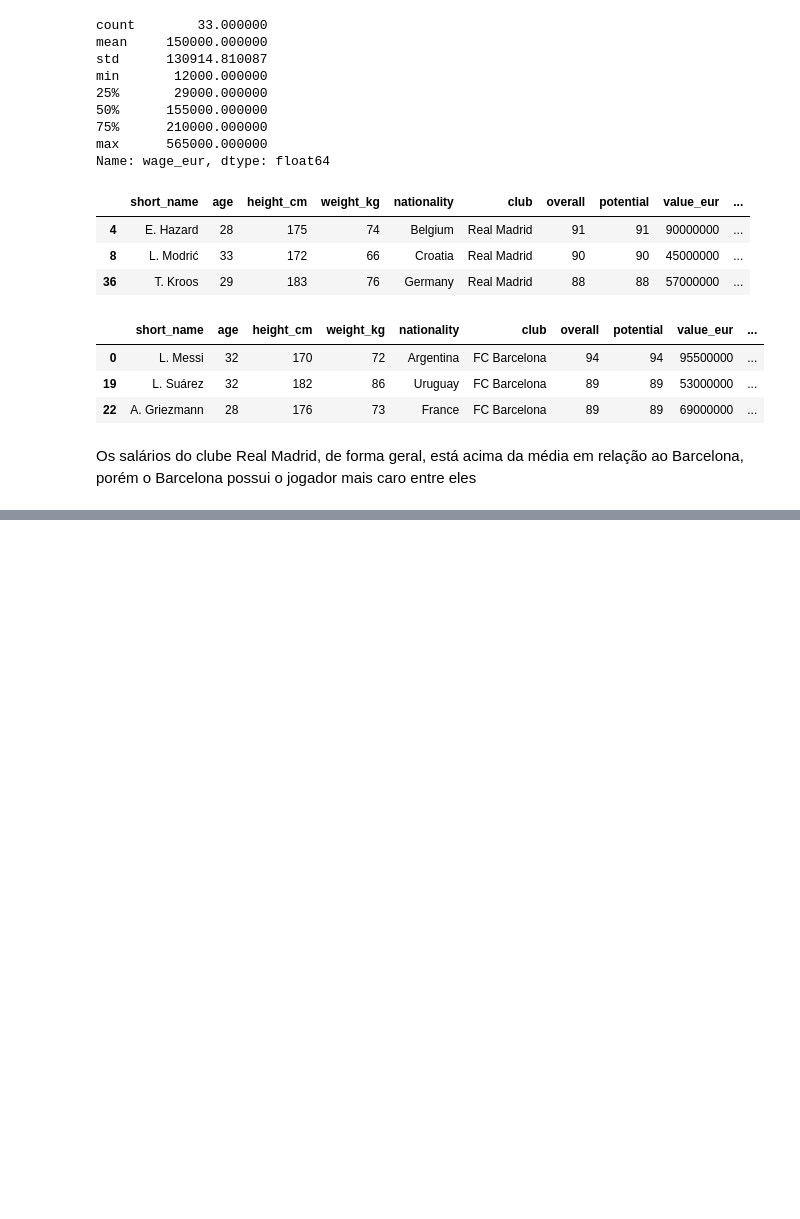
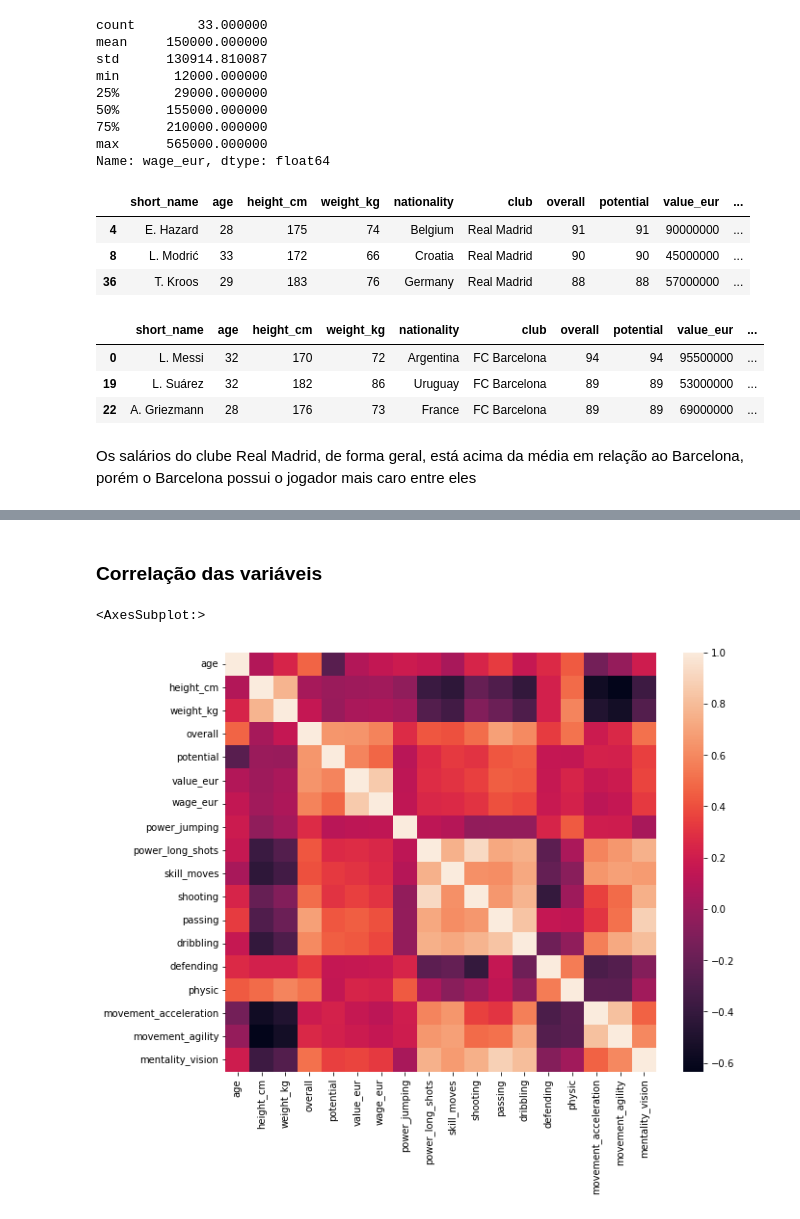
Before and after one commit to heitor-savoia/data-analyst-fifa-20, a Jupyter notebook: Data Analyst - FIFA 20.ipynb, the cells around one changed output, grey strips where cells are left out. Saved outputs shown, nothing was run; the diff lists cells and outputs as text; code cells hidden in the pictures; blank space fills up the shorter version.

```diff
--- a/Data Analyst - FIFA 20.ipynb
+++ b/Data Analyst - FIFA 20.ipynb
@@ -361,0 +461,13 @@ Os salários do clube Real Madrid, de forma geral, está acima da média em rela
+# %% [markdown]
+### Correlação das variáveis
+# %%
+players_20_v = players_20[["age", "height_cm", "weight_kg", "overall", "potential", "value_eur",
+                 "wage_eur", "power_jumping", "power_long_shots", "skill_moves", "shooting", "passing", "dribbling",
+                 "defending", "physic", "movement_acceleration", "movement_agility", "mentality_vision"]]
+# %%
+f, ax = plt.subplots(figsize=(10, 8))
+corr = players_20_v.corr()
+sns.heatmap(corr)
+# %% [output]
+<AxesSubplot:>
+[figure, added]
```
Also changed, not shown: parts of 16 cells of this notebook.
